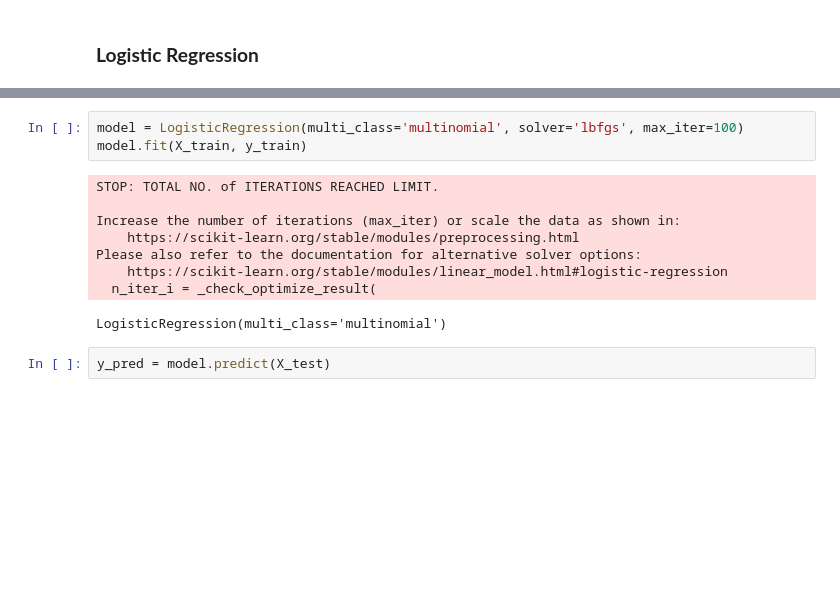
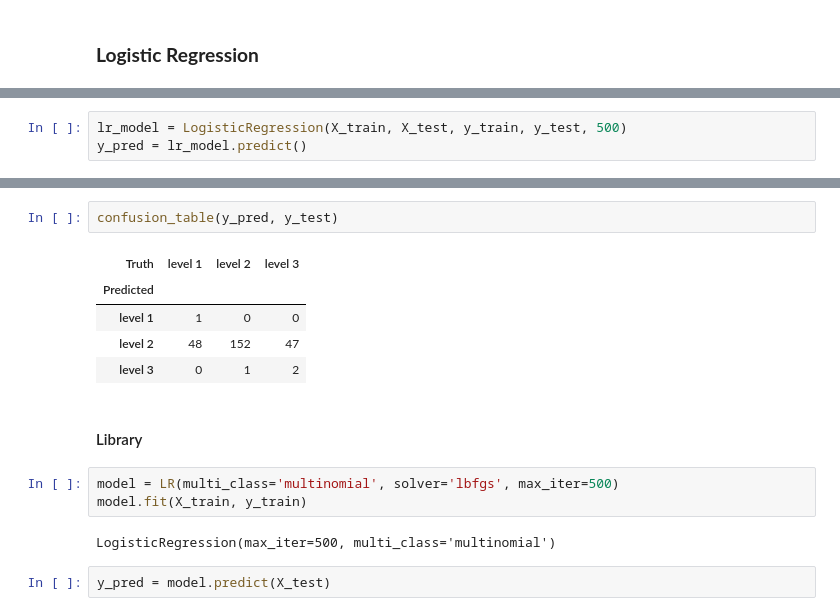
Before and after one commit to felypemaciel/ica2024, a Jupyter notebook: homework3.ipynb, the cells around one changed output, grey strips where cells are left out. Drawn from its saved outputs; the diff is of its cells as text; blank space fills up the shorter version.

```diff
--- a/homework3.ipynb
+++ b/homework3.ipynb
@@ -121,0 +209,3 @@ X_train, X_test, y_train, y_test = train_test_split(X, y, test_size=0.25, random
+# %%
+lr_model = LogisticRegression(X_train, X_test, y_train, y_test, 500)
+y_pred = lr_model.predict()
@@ -122,15 +227,18 @@ X_train, X_test, y_train, y_test = train_test_split(X, y, test_size=0.25, random
+# %%
+confusion_table(y_pred, y_test)
+# %% [output]
+| Truth | level 1 | level 2 | level 3 |
+| Predicted |  |  |  |
+| level 1 | 1 | 0 | 0 |
+| level 2 | 48 | 152 | 47 |
+| level 3 | 0 | 1 | 2 |
+# %% [markdown]
+#### Library
 # %%
-model = LogisticRegression(multi_class='multinomial', solver='lbfgs', max_iter=100)
+model = LR(multi_class='multinomial', solver='lbfgs', max_iter=500)
 model.fit(X_train, y_train)
 # %% [output]
-STOP: TOTAL NO. of ITERATIONS REACHED LIMIT.
-
-Increase the number of iterations (max_iter) or scale the data as shown in:
-    https://scikit-learn.org/stable/modules/preprocessing.html
-Please also refer to the documentation for alternative solver options:
-    https://scikit-learn.org/stable/modules/linear_model.html#logistic-regression
-  n_iter_i = _check_optimize_result(
+LogisticRegression(max_iter=500, multi_class='multinomial')
-LogisticRegression(multi_class='multinomial')
 # %%
 y_pred = model.predict(X_test)
 # %%
```
Also changed, not shown: parts of 54 cells of this notebook, 3 other files.
